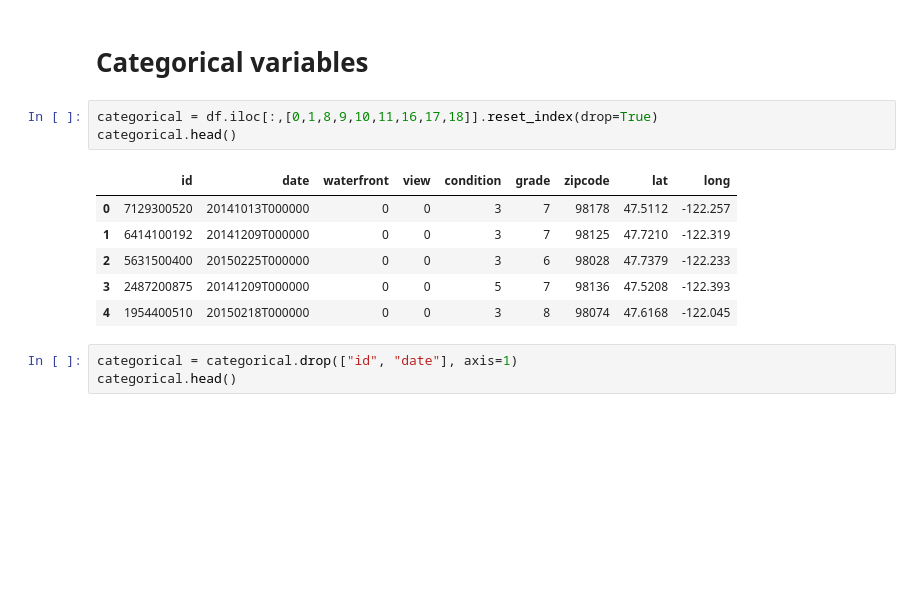
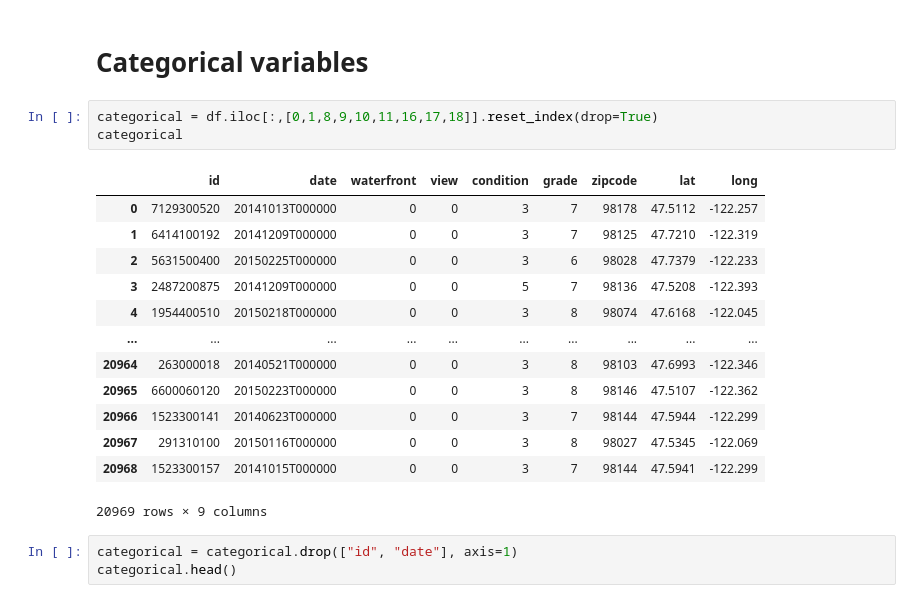
Before and after one commit to fprieto8111/MidTermProject, a Jupyter notebook: Final_clean.ipynb, the cells around one changed output. Cells and saved outputs as stored; diff of their text form; blank space fills up the shorter version.

```diff
--- a/Final_clean.ipynb
+++ b/Final_clean.ipynb
@@ -335,14 +335,21 @@ df.reset_index(inplace=True,drop=True)
 # Categorical variables
 # %%
 categorical = df.iloc[:,[0,1,8,9,10,11,16,17,18]].reset_index(drop=True)
-categorical.head()
+categorical
 # %% [output]
 |  | id | date | waterfront | view | condition | grade | zipcode | lat | long |
 | 0 | 7129300520 | 20141013T000000 | 0 | 0 | 3 | 7 | 98178 | 47.5112 | -122.257 |
 | 1 | 6414100192 | 20141209T000000 | 0 | 0 | 3 | 7 | 98125 | 47.7210 | -122.319 |
 | 2 | 5631500400 | 20150225T000000 | 0 | 0 | 3 | 6 | 98028 | 47.7379 | -122.233 |
 | 3 | 2487200875 | 20141209T000000 | 0 | 0 | 5 | 7 | 98136 | 47.5208 | -122.393 |
 | 4 | 1954400510 | 20150218T000000 | 0 | 0 | 3 | 8 | 98074 | 47.6168 | -122.045 |
+| ... | ... | ... | ... | ... | ... | ... | ... | ... | ... |
+| 20964 | 263000018 | 20140521T000000 | 0 | 0 | 3 | 8 | 98103 | 47.6993 | -122.346 |
+| 20965 | 6600060120 | 20150223T000000 | 0 | 0 | 3 | 8 | 98146 | 47.5107 | -122.362 |
+| 20966 | 1523300141 | 20140623T000000 | 0 | 0 | 3 | 7 | 98144 | 47.5944 | -122.299 |
+| 20967 | 291310100 | 20150116T000000 | 0 | 0 | 3 | 8 | 98027 | 47.5345 | -122.069 |
+| 20968 | 1523300157 | 20141015T000000 | 0 | 0 | 3 | 7 | 98144 | 47.5941 | -122.299 |
+20969 rows × 9 columns
 # %%
 categorical = categorical.drop(["id", "date"], axis=1)
 categorical.head()
```
Also changed, not shown: parts of 5 cells of this notebook.
